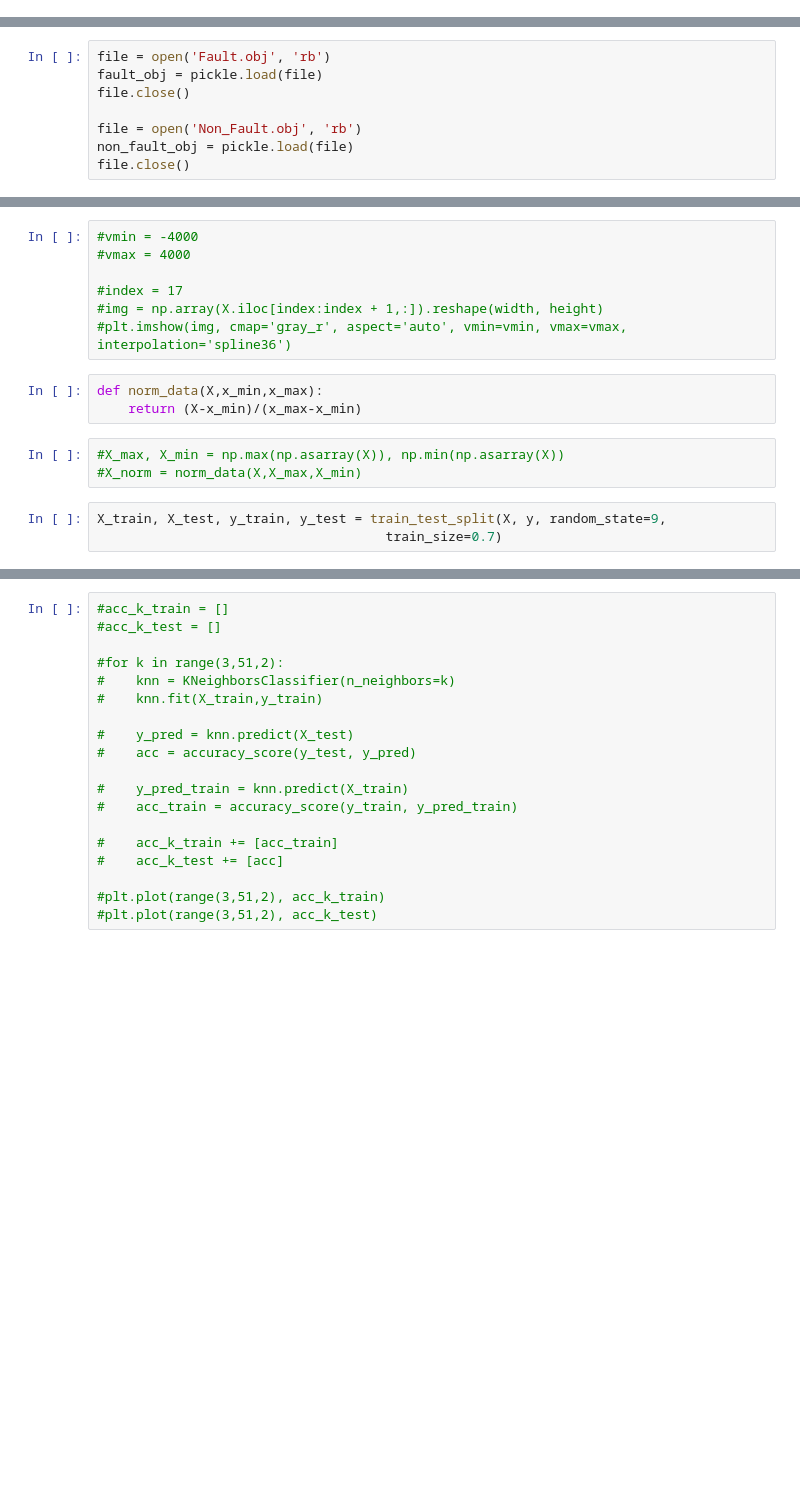
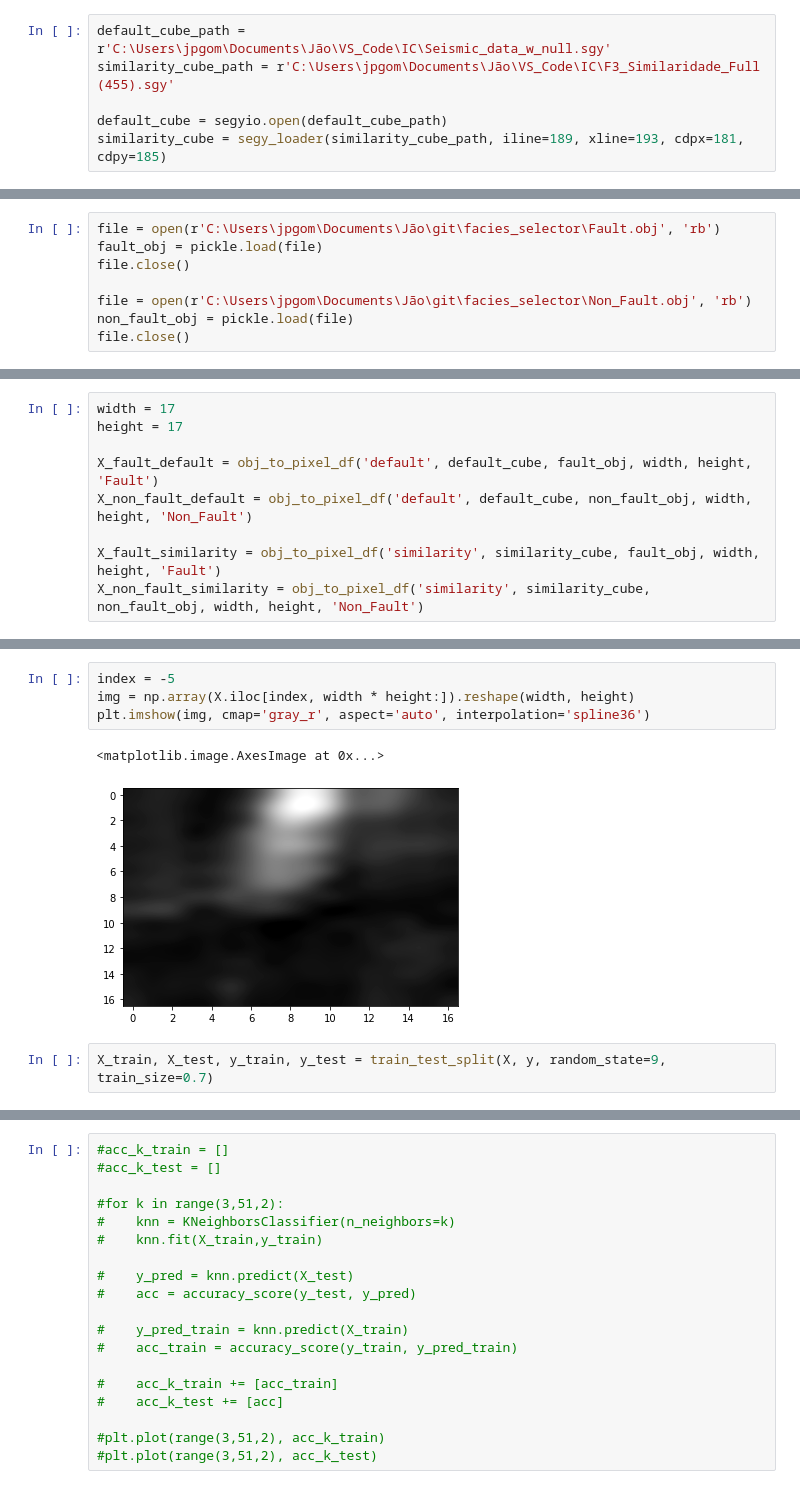
Before and after one commit to jpgomess/facies_classification, a Jupyter notebook: facies_classification.ipynb, the cells around one changed output, grey strips where cells are left out. Cells and saved outputs as stored; diff of their text form; blank space fills up the shorter version.

```diff
--- a/facies_classification.ipynb
+++ b/facies_classification.ipynb
@@ -75,0 +81,6 @@ f3_seismic = segyio.open(path)
+# %%
+default_cube_path = r'C:\Users\jpgom\Documents\Jão\VS_Code\IC\Seismic_data_w_null.sgy'
+similarity_cube_path = r'C:\Users\jpgom\Documents\Jão\VS_Code\IC\F3_Similaridade_Full (455).sgy'
+
+default_cube = segyio.open(default_cube_path)
+similarity_cube = segy_loader(similarity_cube_path, iline=189, xline=193, cdpx=181, cdpy=185)
@@ -76,8 +90,8 @@ f3_seismic = segyio.open(path)
 # %%
-file = open('Fault.obj', 'rb')
+file = open(r'C:\Users\jpgom\Documents\Jão\git\facies_selector\Fault.obj', 'rb')
 fault_obj = pickle.load(file)
 file.close()
 
-file = open('Non_Fault.obj', 'rb')
+file = open(r'C:\Users\jpgom\Documents\Jão\git\facies_selector\Non_Fault.obj', 'rb')
 non_fault_obj = pickle.load(file)
 file.close()
@@ -124,0 +98,9 @@ Name: y, Length: 1338, dtype: int64
+# %%
+width = 17
+height = 17
+
+X_fault_default = obj_to_pixel_df('default', default_cube, fault_obj, width, height, 'Fault')
+X_non_fault_default = obj_to_pixel_df('default', default_cube, non_fault_obj, width, height, 'Non_Fault')
+
+X_fault_similarity = obj_to_pixel_df('similarity', similarity_cube, fault_obj, width, height, 'Fault')
+X_non_fault_similarity = obj_to_pixel_df('similarity', similarity_cube, non_fault_obj, width, height, 'Non_Fault')
@@ -125,17 +138,10 @@ Name: y, Length: 1338, dtype: int64
 # %%
-#vmin = -4000
-#vmax = 4000
-
-#index = 17
-#img = np.array(X.iloc[index:index + 1,:]).reshape(width, height)
-#plt.imshow(img, cmap='gray_r', aspect='auto', vmin=vmin, vmax=vmax, interpolation='spline36')
+index = -5
+img = np.array(X.iloc[index, width * height:]).reshape(width, height)
+plt.imshow(img, cmap='gray_r', aspect='auto', interpolation='spline36')
+# %% [output]
+<matplotlib.image.AxesImage at 0x...>
+[figure, added]
-# %%
-def norm_data(X,x_min,x_max):
-    return (X-x_min)/(x_max-x_min)
-# %%
-#X_max, X_min = np.max(np.asarray(X)), np.min(np.asarray(X))
-#X_norm = norm_data(X,X_max,X_min)
 # %%
-X_train, X_test, y_train, y_test = train_test_split(X, y, random_state=9,
-                                     train_size=0.7)
+X_train, X_test, y_train, y_test = train_test_split(X, y, random_state=9, train_size=0.7)
 # %%
```
Also changed, not shown: parts of 28 cells of this notebook.
